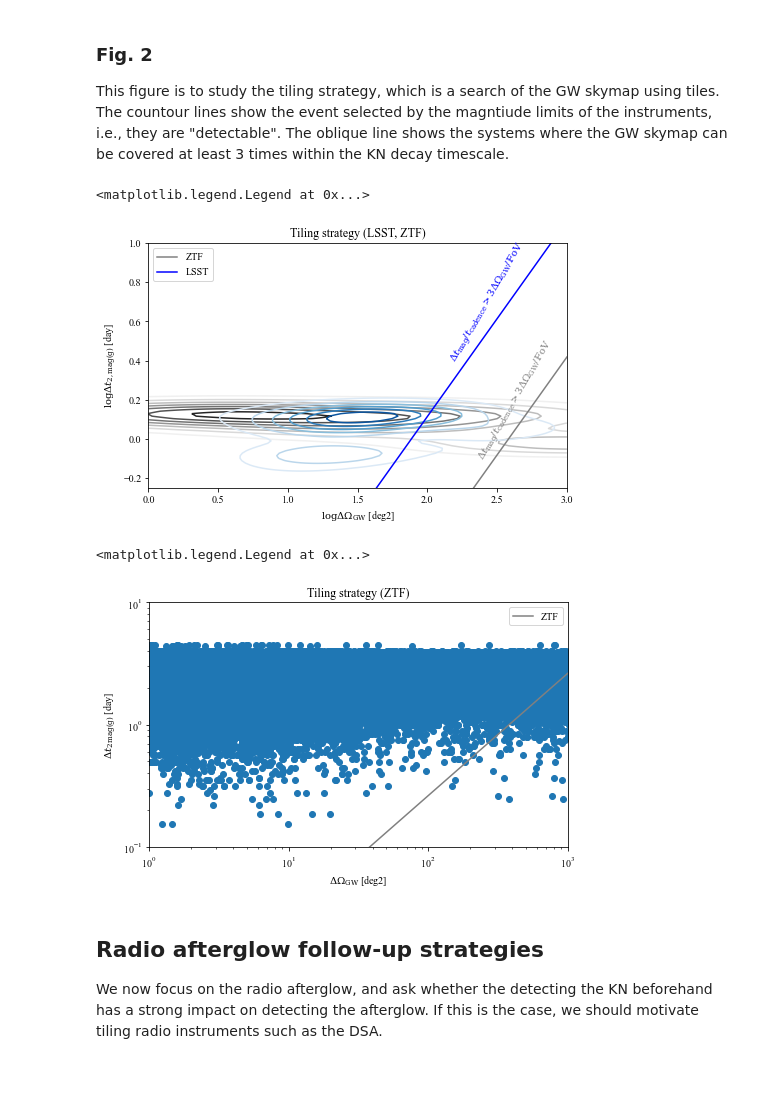
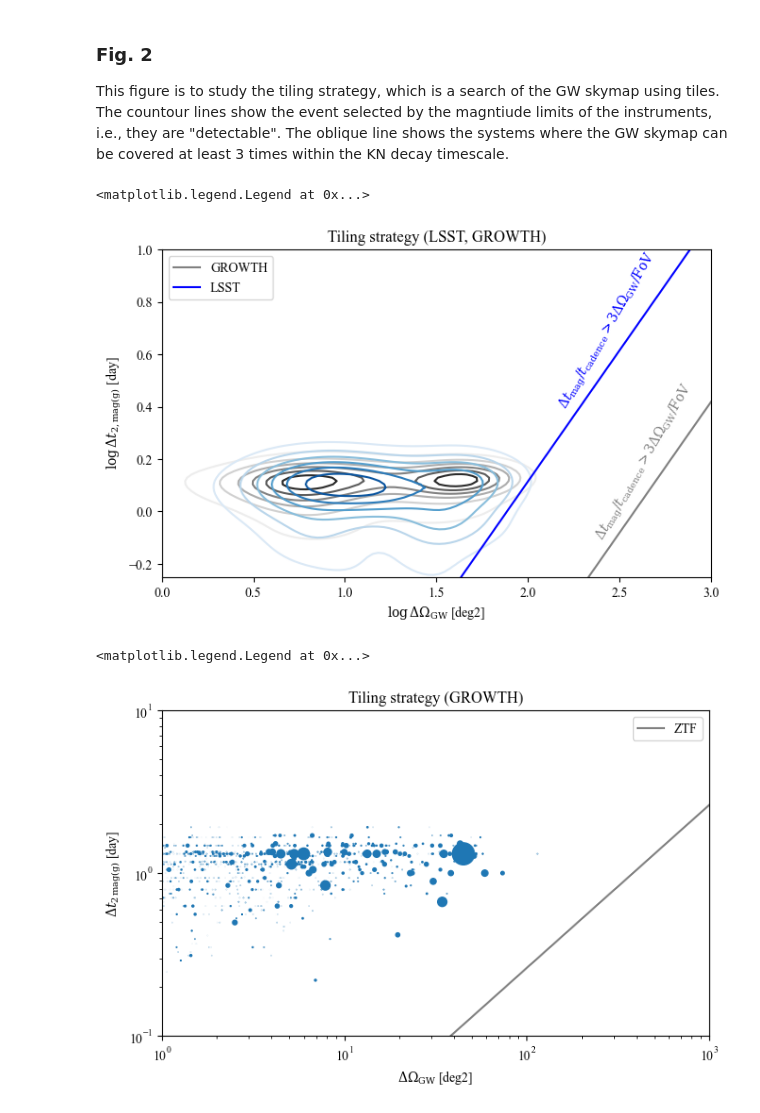
Before and after one commit to acolombo140/O4O5BHNS, a Jupyter notebook: O4BHNS.ipynb, the cells around one changed output. Saved outputs shown, nothing was run; the diff lists cells and outputs as text; code cells hidden in the pictures; blank space fills up the shorter version.

Commit message:
First version of plots for submission to others
Signed-off-by: Raphaël Duque <duque@physik.uni-frankfurt.de>

```diff
--- a/O4BHNS.ipynb
+++ b/O4BHNS.ipynb
@@ -647,0 +620,30 @@ dsa_survey_cadence = 114 # days
+# %%
+# Extract radio afterglow peak times
+grb_tpk = np.zeros_like(grb_peak[:,0,0])
+grb_tpk_15 = np.zeros_like(grb_peak[:,0,1])
+
+for i in range(len(grb_peak)):
+    grb_tpk[i] = t_grb[np.argmax(lc_grb[i, 0, :, 0])]
+    grb_tpk_15[i] = t_grb[np.argmax(lc_grb[i, 0, :, 1])]
+# %%
+# Extract duration of afterglow above radio threshold
+deltat_ag = np.zeros_like(grb_tpk)
+deltat_ag_15 = np.zeros_like(grb_tpk)
+
+for i in range(len(deltat_ag)):
+    above_time = t_grb[(lc_grb[i, 0, :, 0] > 0.01)]
+    if len(above_time) == 0:
+        continue
+    if len(above_time) == 1:
+        deltat_ag[i] = above_time.max() * (1 - 10**(-0.08163))
+    else:
+        deltat_ag[i] = above_time.max() - above_time.min()
+
+for i in range(len(deltat_ag_15)):
+    above_time = t_grb[(lc_grb[i, 0, :, 1] > 0.01)]
+    if len(above_time) == 0:
+        continue
+    if len(above_time) == 1:
+        deltat_ag_15[i] = above_time.max() * (1 - 10**(-0.08163))
+    else:
+        deltat_ag_15[i] = above_time.max() - above_time.min()
@@ -708,20 +919,20 @@ positions = np.vstack([xx.ravel(), yy.ravel()])
 
 om_l = 10**np.linspace(xmin, xmax, 300)
 
-fil = ~np.isnan(sky_loc_O4)
+fil =(snr_O4>12)&(m_out>0)
+
+# GROWTH
+values = np.vstack([np.log10(sky_loc_LVKO4[fil]), np.log10(dt_2_g[fil])])
+kernel = st.gaussian_kde(values, bw_method=0.40,
+    weights=w[fil] * ((mpk_g[fil] < growth_d['g']) | (mpk_z[fil] < growth_d['z']) | (mpk_J[fil] < growth_d['J']) ))
+f = np.reshape(kernel(positions).T, xx.shape)
+plt.contour(xx, yy, f, cmap='Greys')
+plt.plot(np.log10(om_l), np.log10(3 * ztf_tiling_cadence * om_l / ztf_fov), color='grey', label='GROWTH')
 
 # ZTF
-values = np.vstack([np.log10(sky_loc_O4[fil]), np.log10(dt_2_g[fil])])
+values = np.vstack([np.log10(sky_loc_LVKO4[fil]), np.log10(dt_2_g[fil])])
 kernel = st.gaussian_kde(values, bw_method=0.40,
-    weights=w[fil]*gw_det[fil]*((m_dyn[fil]>0.)|(m_disk[fil]>0.)) * ((mpk_g[fil] < ztf_d['g']) | (mpk_z[fil] < ztf_d['z']) | (mpk_J[fil] < ztf_d['J']) ))
-f = np.reshape(kernel(positions).T, xx.shape)
-plt.contour(xx, yy, f, cmap='Greys')
-plt.plot(np.log10(om_l), np.log10(3 * ztf_tiling_cadence * om_l / ztf_fov), color='grey', label='ZTF')
-
-# ZTF
-values = np.vstack([np.log10(sky_loc_O4[fil]), np.log10(dt_2_g[fil])])
-kernel = st.gaussian_kde(values, bw_method=0.40,
-    weights=w[fil]*gw_det[fil]*((m_dyn[fil]>0.)|(m_disk[fil]>0.)) * ((mpk_g[fil] < lsst_d['g']) | (mpk_z[fil] < lsst_d['z']) | (mpk_J[fil] < lsst_d['J']) ))
+    weights=w[fil] * ((mpk_g[fil] < lsst_d['g']) | (mpk_z[fil] < lsst_d['z'])))
 f = np.reshape(kernel(positions).T, xx.shape)
 plt.contour(xx, yy, f, cmap='Blues')
 plt.plot(np.log10(om_l), np.log10(3 * lsst_tiling_cadence * om_l / lsst_fov), color='blue', label='LSST')
@@ -734,46 +945,41 @@ plt.ylim([ymin, ymax])
 plt.ylabel(r'$\log \Delta t_{\rm 2, mag (g)}$ [day]')
 plt.xlabel(r'$\log \Delta \Omega_{\rm GW}$ [deg2]')
 
-plt.title('Tiling strategy (LSST, ZTF)')
+plt.title('Tiling strategy (LSST, GROWTH)')
 plt.legend()
 #plt.savefig(f'plots/fig2.pdf', bbox_inches='tight')
 # %% [output]
 <matplotlib.legend.Legend at 0x...>
-[figure, old version]
+[figure, new version]
 # %%
 ### Here is the same plot in scatter-mode, to show the whole sample of detectable events.
 ### In this version, one cannot apply the weighting...
 
 #### Fig. 2bis ####
 ymin = -0.25
 ymax = 1
 xmin = 0
 xmax = 3
 xx, yy = np.mgrid[xmin:xmax:100j, ymin:ymax:100j]
 positions = np.vstack([xx.ravel(), yy.ravel()])
 
 om_l = 10**np.linspace(xmin, xmax, 300)
 
-fil = ((~np.isnan(sky_loc_O4)) & (gw_det_O4) \
-       & ((m_dyn>0.)|(m_disk>0.)) & ((mpk_g < ztf_d['g']) | (mpk_z < ztf_d['z']) | (mpk_J < ztf_d['J']) ))
+fil = ((snr_O4>12)&(m_out>0) & ((mpk_g < growth_d['g']) | (mpk_z < growth_d['z']) | (mpk_J < growth_d['J']) ))
 
 # ZTF
 plt.plot(om_l, 3 * ztf_tiling_cadence * om_l / ztf_fov, color='grey', label='ZTF')
-plt.scatter(sky_loc_O4[fil], dt_2_g[fil])
+plt.scatter(sky_loc_LVKO4[fil], dt_2_g[fil], s = 1000 * w[fil])
 plt.xscale('log')
 plt.yscale('log')
 plt.xlim([1, 1.e3])
 plt.ylim([0.1, 10])
 plt.ylabel(r'$\Delta t_{\rm 2\,mag (g)}$ [day]')
 plt.xlabel(r'$\Delta \Omega_{\rm GW}$ [deg2]')
 
-plt.title('Tiling strategy (ZTF)')
+plt.title('Tiling strategy (GROWTH)')
 plt.legend()
 #plt.savefig(f'plots/fig2bis.pdf', bbox_inches='tight')
 # %% [output]
 <matplotlib.legend.Legend at 0x...>
-[figure, old version]
+[figure, new version]
-# %% [markdown]
-## Radio afterglow follow-up strategies
-
-We now focus on the radio afterglow, and ask whether the detecting the KN beforehand has a strong impact on detecting the afterglow. If this is the case, we should motivate tiling radio instruments such as the DSA.
```
Also changed, not shown: parts of 35 cells of this notebook.
